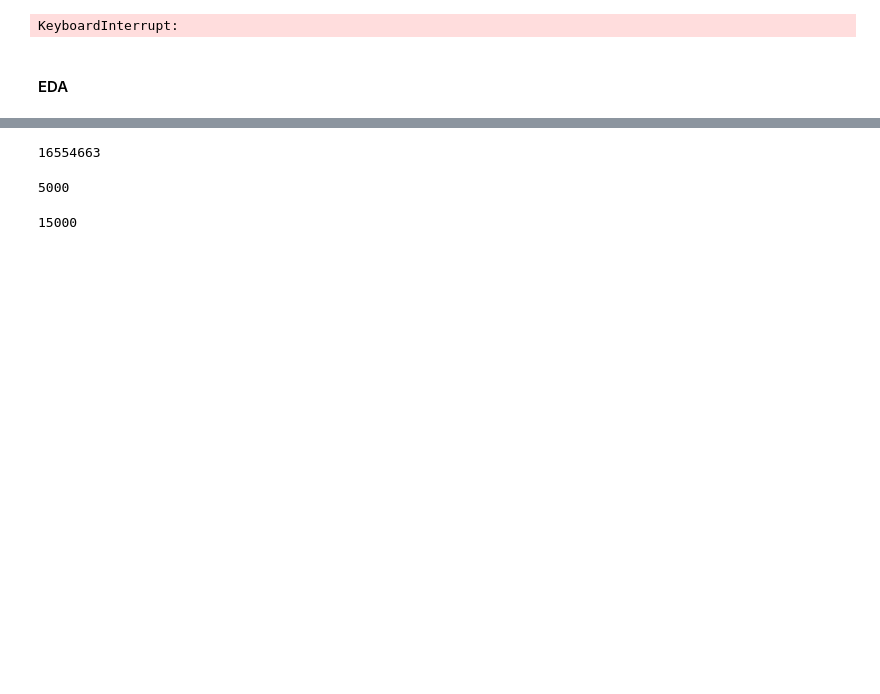
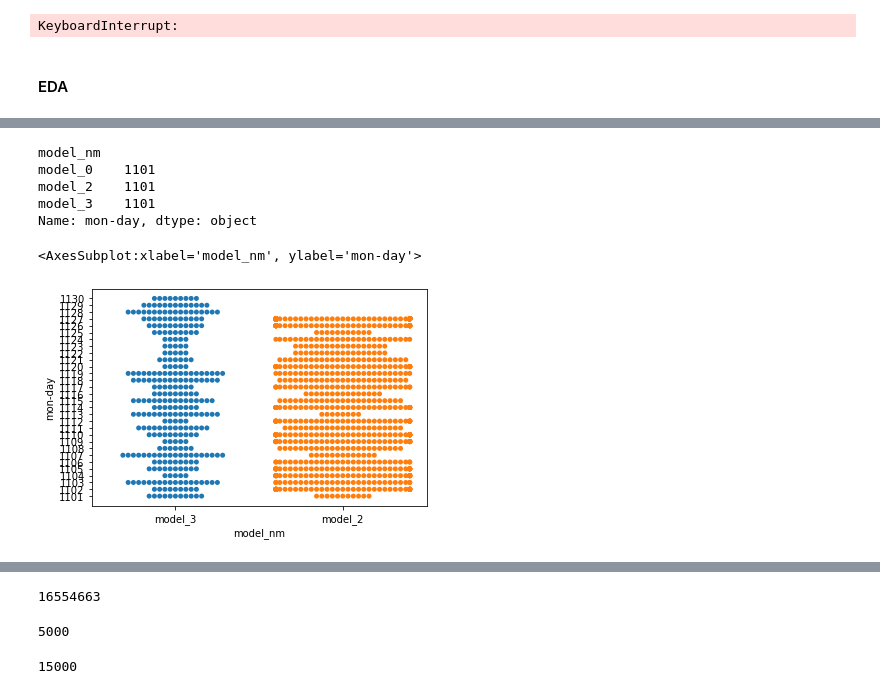
Before and after one commit to yg-renaissance/user-inconvenience-prediction, a Jupyter notebook: epsilon_eda.ipynb, the cells around one changed output, grey strips where cells are left out. Drawn from its saved outputs; the diff is of its cells as text; code cells hidden in the pictures; blank space fills up the shorter version.

```diff
--- a/epsilon_eda.ipynb
+++ b/epsilon_eda.ipynb
@@ -133,0 +215,2 @@ train_qual['datetime'] = pd.to_datetime(train_qual.time.astype('str'),format='%Y
+# %%
+train_err['mon-day']=daty
@@ -133,0 +261,17 @@ train_qual['datetime'] = pd.to_datetime(train_qual.time.astype('str'),format='%Y
+# %%
+# print("model별 에러 시작 날짜")
+train_err[:4000].groupby(['model_nm'])['mon-day'].min()
+# %% [output]
+model_nm
+model_0    1101
+model_2    1101
+model_3    1101
+Name: mon-day, dtype: object
+# %%
+sns.swarmplot(x="model_nm",      #x축 변수
+              y='mon-day',        #y축 변수
+              data=train_err[:2000],   #데이터셋 - 데이터프레임
+              )         #axe 객체 - 2번째 그래프
+# %% [output]
+<AxesSubplot:xlabel='model_nm', ylabel='mon-day'>
+[figure, added]
```
Also changed, not shown: parts of 35 cells of this notebook.
